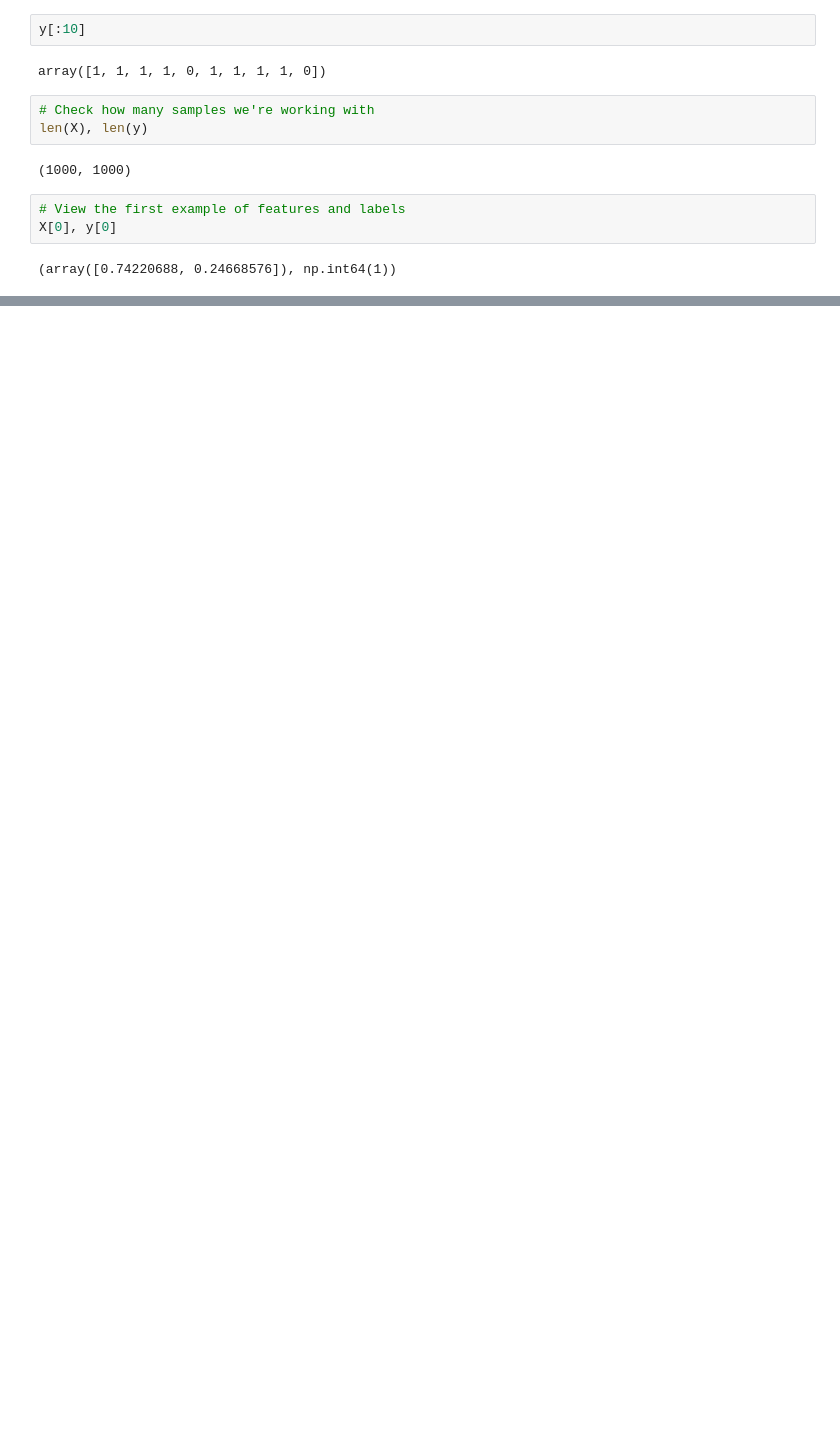
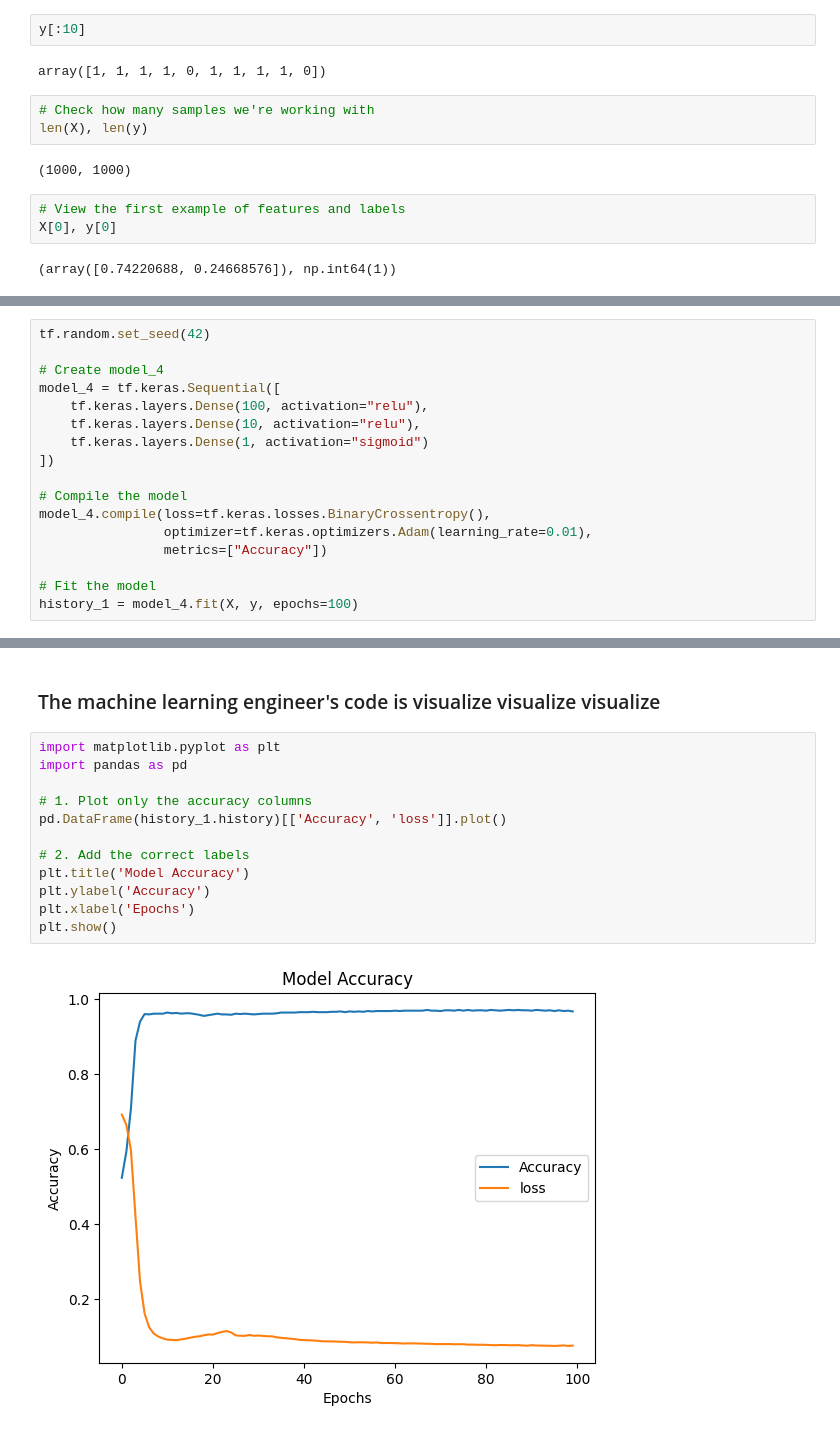
Before and after one commit to joe-seth/Classication-with-TensorFlow-Neural-Networks, a Jupyter notebook: Classification_with_TensorFlow.ipynb, the cells around one changed output, grey strips where cells are left out. Drawn from its saved outputs; the diff is of its cells as text; blank space fills up the shorter version.

Commit message:
learning-rates

```diff
--- a/Classification_with_TensorFlow.ipynb
+++ b/Classification_with_TensorFlow.ipynb
@@ -100,0 +277,17 @@ X[0], y[0]
+# %%
+tf.random.set_seed(42)
+
+# Create model_4
+model_4 = tf.keras.Sequential([
+    tf.keras.layers.Dense(100, activation="relu"),
+    tf.keras.layers.Dense(10, activation="relu"),
+    tf.keras.layers.Dense(1, activation="sigmoid")
+])
+
+# Compile the model
+model_4.compile(loss=tf.keras.losses.BinaryCrossentropy(),
+                optimizer=tf.keras.optimizers.Adam(learning_rate=0.01),
+                metrics=["Accuracy"])
+
+# Fit the model
+history_1 = model_4.fit(X, y, epochs=100)
@@ -100,0 +317,16 @@ X[0], y[0]
+# %% [markdown]
+### The machine learning engineer's code is visualize visualize visualize
+# %%
+import matplotlib.pyplot as plt
+import pandas as pd
+
+# 1. Plot only the accuracy columns
+pd.DataFrame(history_1.history)[['Accuracy', 'loss']].plot()
+
+# 2. Add the correct labels
+plt.title('Model Accuracy')
+plt.ylabel('Accuracy')
+plt.xlabel('Epochs')
+plt.show()
+# %% [output]
+[figure, added]
```
Also changed, not shown: parts of 76 cells of this notebook.
